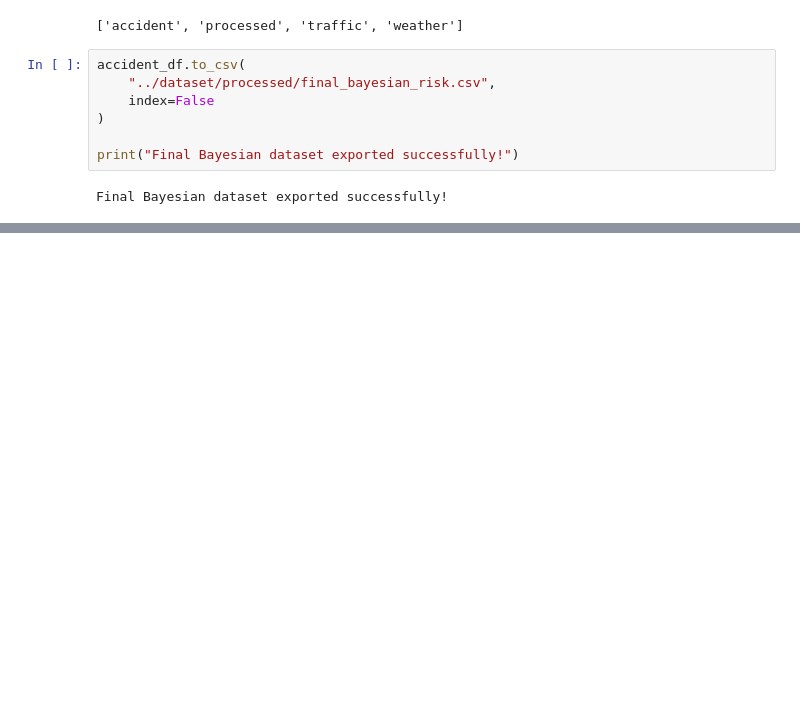
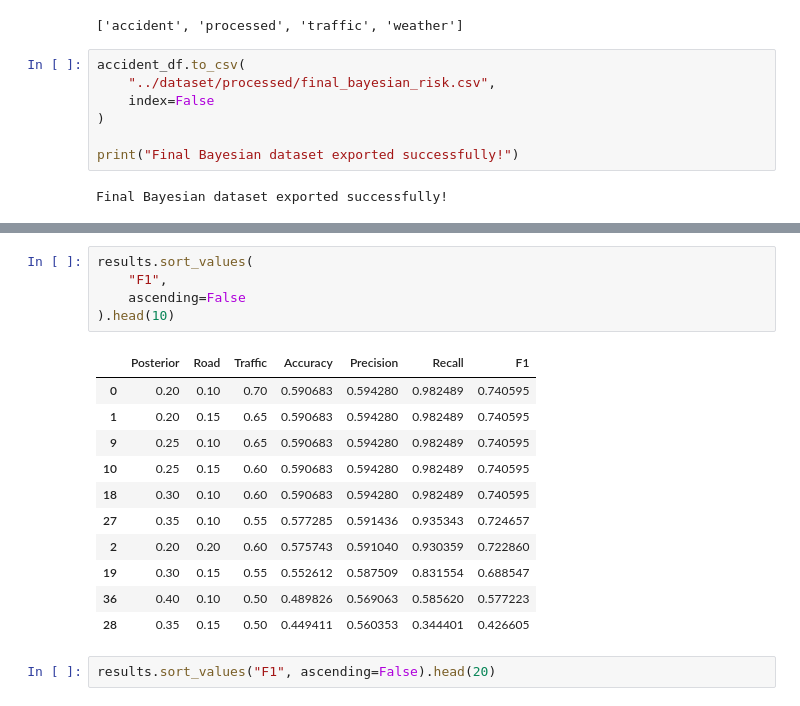
Before and after one commit to AnushreeKasturi/Potholerisk, a Jupyter notebook: notebooks/05_Bayesian_Risk_Model_Final.ipynb, the cells around one changed output, grey strips where cells are left out. Drawn from its saved outputs; the diff is of its cells as text; blank space fills up the shorter version.

```diff
--- a/notebooks/05_Bayesian_Risk_Model_Final.ipynb
+++ b/notebooks/05_Bayesian_Risk_Model_Final.ipynb
@@ -360,0 +514,19 @@ Final Bayesian dataset exported successfully!
+# %%
+results.sort_values(
+    "F1",
+    ascending=False
+).head(10)
+# %% [output]
+|  | Posterior | Road | Traffic | Accuracy | Precision | Recall | F1 |
+| 0 | 0.20 | 0.10 | 0.70 | 0.590683 | 0.594280 | 0.982489 | 0.740595 |
+| 1 | 0.20 | 0.15 | 0.65 | 0.590683 | 0.594280 | 0.982489 | 0.740595 |
+| 9 | 0.25 | 0.10 | 0.65 | 0.590683 | 0.594280 | 0.982489 | 0.740595 |
+| 10 | 0.25 | 0.15 | 0.60 | 0.590683 | 0.594280 | 0.982489 | 0.740595 |
+| 18 | 0.30 | 0.10 | 0.60 | 0.590683 | 0.594280 | 0.982489 | 0.740595 |
+| 27 | 0.35 | 0.10 | 0.55 | 0.577285 | 0.591436 | 0.935343 | 0.724657 |
+| 2 | 0.20 | 0.20 | 0.60 | 0.575743 | 0.591040 | 0.930359 | 0.722860 |
+| 19 | 0.30 | 0.15 | 0.55 | 0.552612 | 0.587509 | 0.831554 | 0.688547 |
+| 36 | 0.40 | 0.10 | 0.50 | 0.489826 | 0.569063 | 0.585620 | 0.577223 |
+| 28 | 0.35 | 0.15 | 0.50 | 0.449411 | 0.560353 | 0.344401 | 0.426605 |
+# %%
+results.sort_values("F1", ascending=False).head(20)
```
Also changed, not shown: parts of 10 cells of this notebook, 3 other files.
